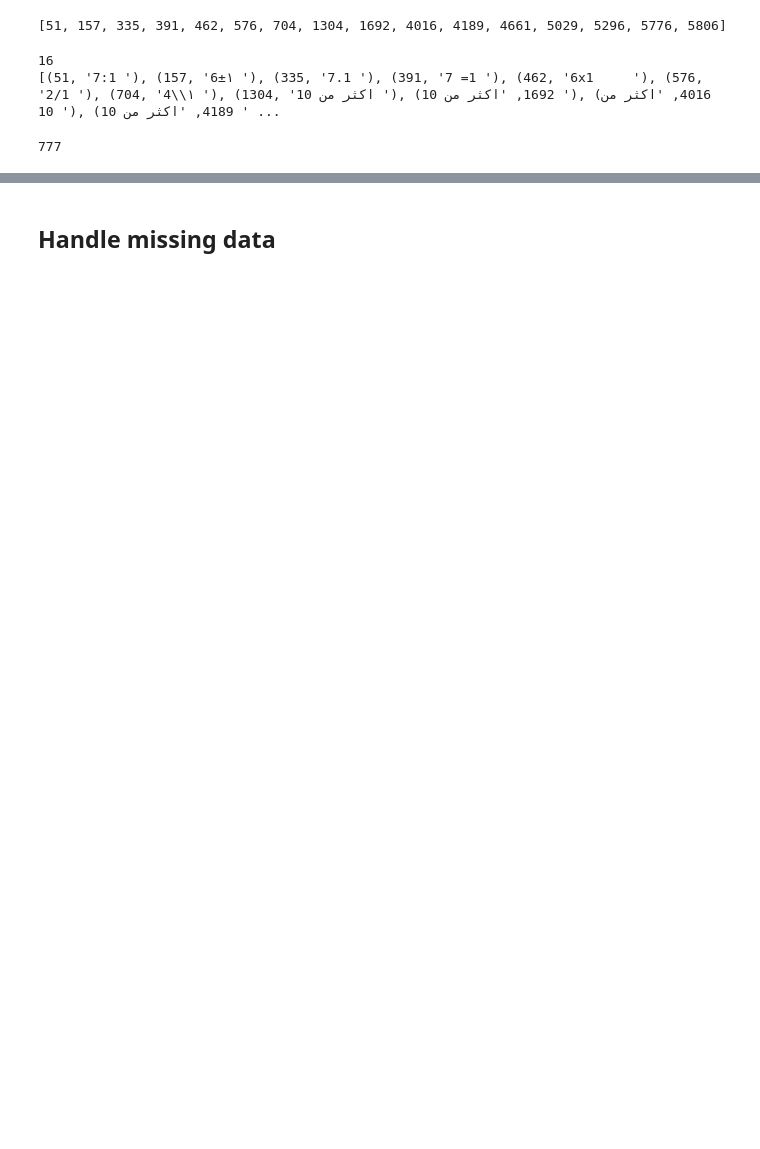
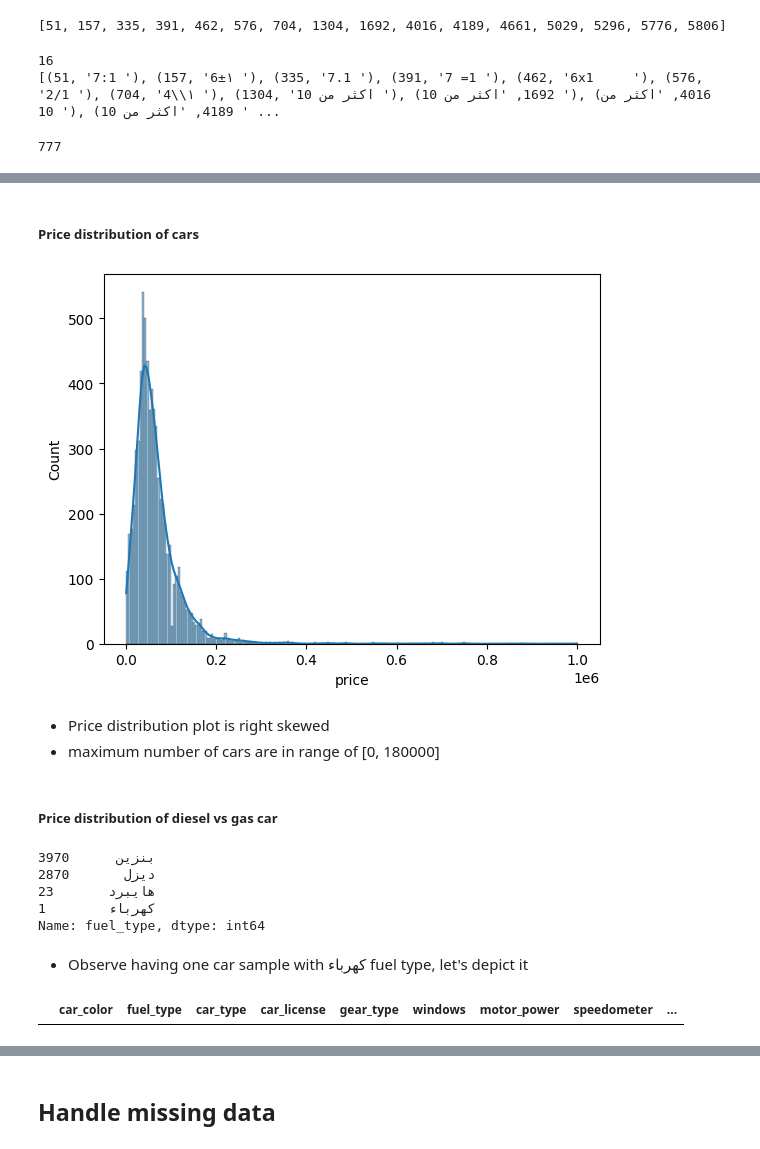
Before and after one commit to Reema-Khaseeb/car-price-prediction, a Jupyter notebook: car_price_prediction.ipynb, the cells around one changed output, grey strips where cells are left out. Drawn from its saved outputs; the diff is of its cells as text; code cells hidden in the pictures; blank space fills up the shorter version.

```diff
--- a/car_price_prediction.ipynb
+++ b/car_price_prediction.ipynb
@@ -407,2 +244,0 @@ dict_pre_drivers = {
-# %%
-dataset['أصحاب سابقون'].replace(dict_pre_drivers, inplace=True)
@@ -481,10 +244,0 @@ copyyy = dataset.copy()
-# %%
-indices_values_to_delete = []
-for indx, sample in enumerate(dataset['عداد السيارة']):
-    if sample is not np.nan:
-        if sample.strip().isdigit():
-            dataset['عداد السيارة'].iloc[indx] = int(sample.strip())   # dataset['عداد السيارة'].replace('الف', 000)
-        else:
-            extract_num = re.sub(r'[^0-9]', '', sample)
-            if extract_num.isdigit():
-                dataset['عداد السيارة'].iloc[indx] = int(extract_num)
@@ -526,0 +245,25 @@ dataset['عداد السيارة'].shape
+# %%
+def enrich_passengers_number(data):
+    for indx, car_passengers in enumerate(data['passengers_number']):
+        if (car_passengers is not np.nan):
+            if ('+' in car_passengers):
+                # split the sample based on '+' sign
+                car_passengers_number = car_passengers.split('+')
+                sum = 0
+                # if the values resulted from the split ae digits, then sum them
+                for val in car_passengers_number:
+                    val = val.strip(" ,")
+                    if val.isdigit():
+                        sum += int(val)
+                # change the value of that sample to be equal digits summation
+                data['passengers_number'].iloc[indx] = sum
+            # if the sample contains only a number, then just typecast it after stripping
+            elif car_passengers.strip().isdigit():
+                data['passengers_number'].iloc[indx] = int(car_passengers.strip())
+            else:
+                data['passengers_number'].iloc[indx] = np.nan
+
+    data['passengers_number'] = data['passengers_number'].astype(float)
+    return data
+# %%
+dataset = enrich_passengers_number(dataset)
@@ -526,0 +527,26 @@ dataset['عداد السيارة'].shape
+# %% [markdown]
+##### Price distribution of cars
+# %%
+sns.histplot(dataset['price'],kde=True)
+plt.show()
+# %% [output]
+[figure, added]
+# %% [markdown]
+* Price distribution plot is right skewed
+* maximum number of cars are in range of [0, 180000]
+# %% [markdown]
+##### Price distribution of diesel vs gas car
+# %%
+dataset['fuel_type'].value_counts()
+# %% [output]
+بنزين      3970
+ديزل       2870
+هايبرد       23
+كهرباء        1
+Name: fuel_type, dtype: int64
+# %% [markdown]
+* Observe having one car sample with كهرباء fuel type, let's depict it
+# %%
+dataset.loc[dataset['fuel_type'] == 'كهرباء']
+# %% [output]
+|  | car_color | fuel_type | car_type | car_license | gear_type | windows | motor_power | speedometer | ... |
```
Also changed, not shown: parts of 158 cells of this notebook, 9 other files.
